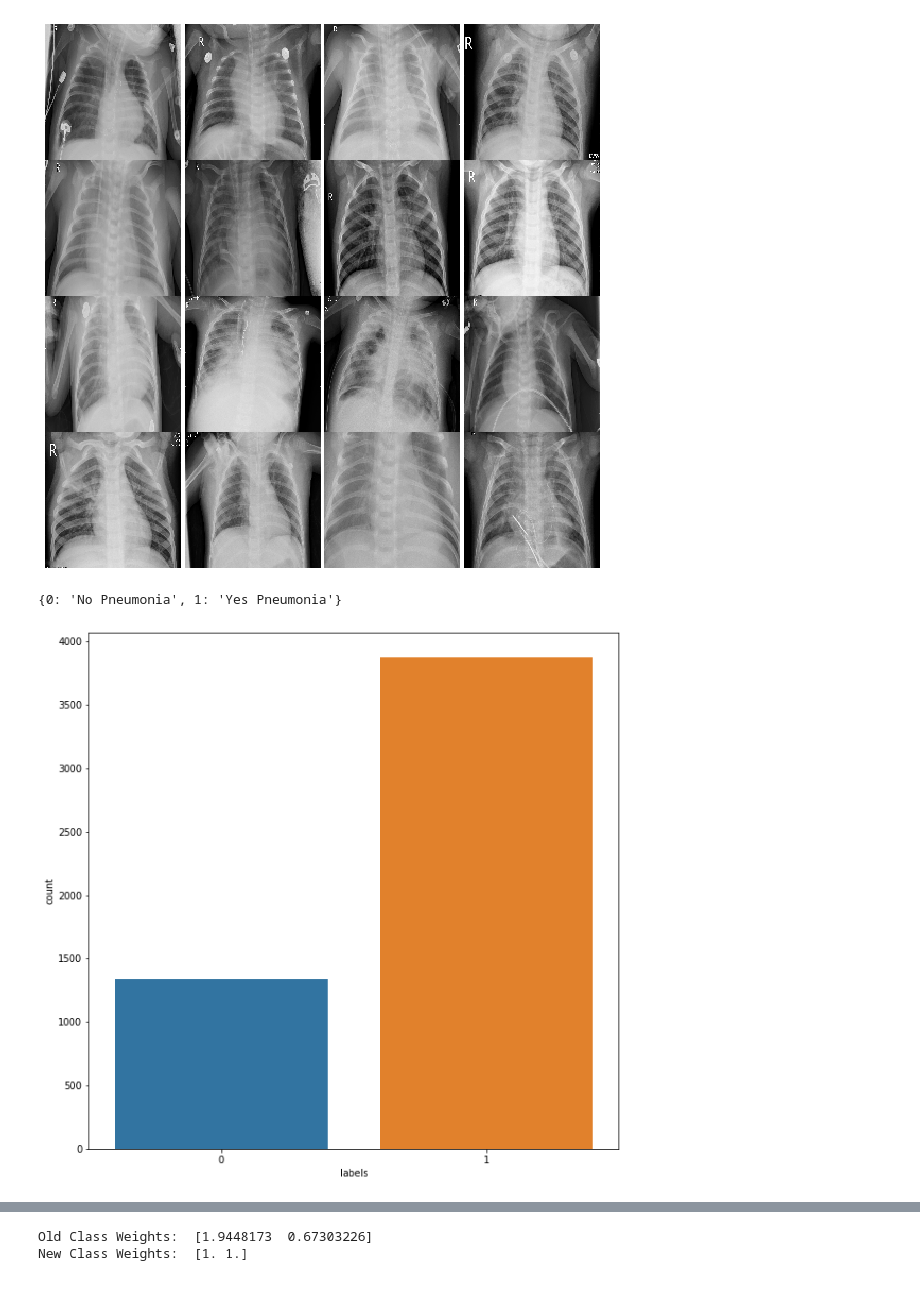
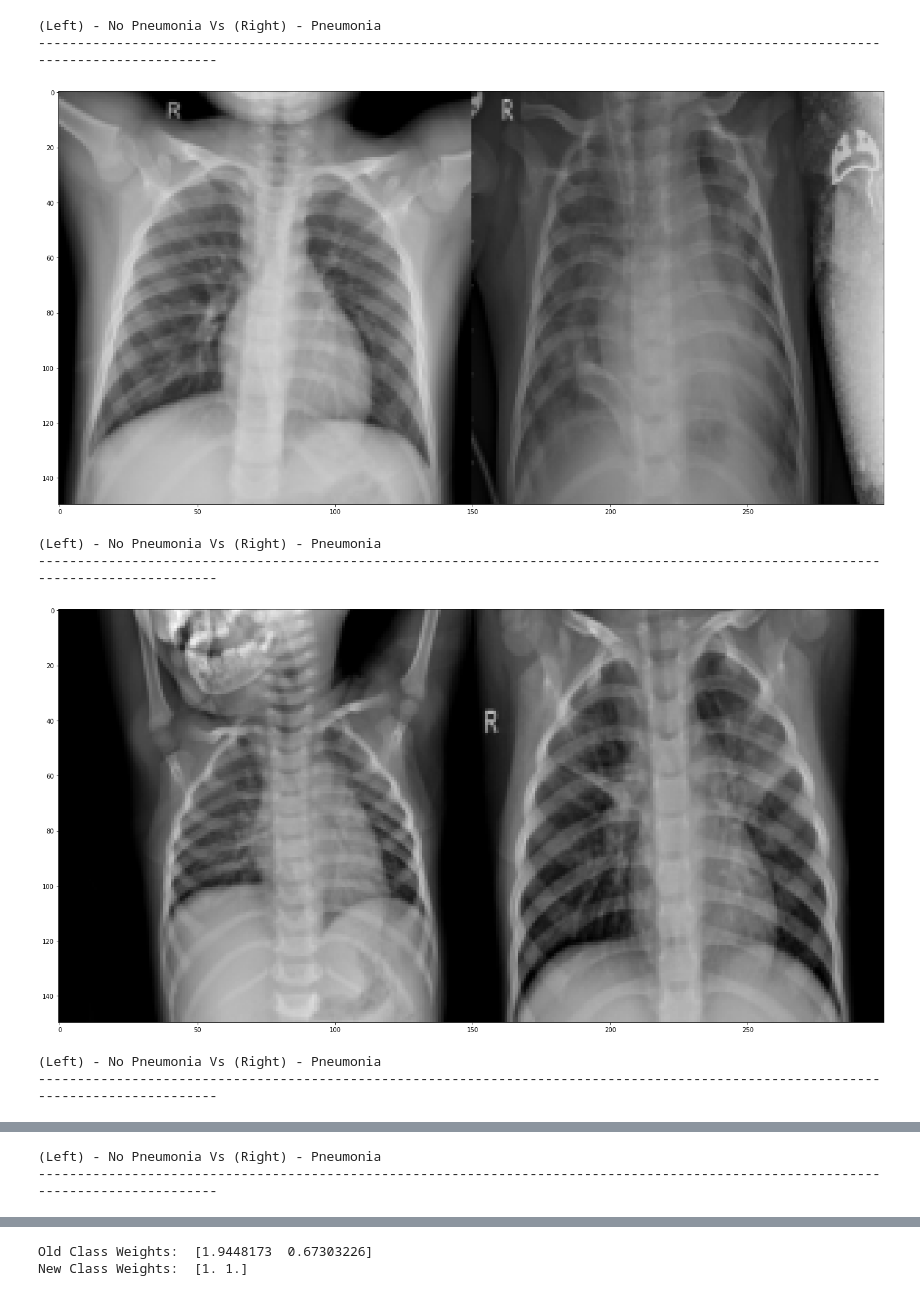
Before and after one commit to borodark/ie7860, a Jupyter notebook: Semester project.ipynb, the cells around one changed output, grey strips where cells are left out. Drawn from its saved outputs; the diff is of its cells as text; code cells hidden in the pictures.

```diff
--- a/Semester project.ipynb
+++ b/Semester project.ipynb
@@ -99,3 +107,6 @@ PNEUMONIA
+# %%
+Pimages = os.listdir(train_dir + "PNEUMONIA")
+Nimages = os.listdir(train_dir + "NORMAL")
 # %%
 def plotHistogram(a):
     """
@@ -136,12 +129,0 @@ plotThreeImages(multipleImages)
-# %%
-print("No Pneumonia")
-multipleImages = glob('data/chest-xray-pneumonia/chest_xray/chest_xray/train/NORMAL/**')
-i_ = 0
-plt.rcParams['figure.figsize'] = (10.0, 10.0)
-plt.subplots_adjust(wspace=0, hspace=0)
-for l in multipleImages[:25]:
-    im = cv2.imread(l)
-    im = cv2.resize(im, (128, 128))
-    plt.subplot(5, 5, i_+1) #.set_title(l)
-    plt.imshow(cv2.cvtColor(im, cv2.COLOR_BGR2RGB)); plt.axis('off')
-    i_ += 1
@@ -151,26 +130,23 @@ No Pneumonia
-# %%
-multipleImages = glob('data/chest_xray/chest_xray/train/PNEUMONIA/**')
-i_ = 0
-plt.rcParams['figure.figsize'] = (10.0, 10.0)
-plt.subplots_adjust(wspace=0, hspace=0)
-for l in multipleImages[:16]:
-    im = cv2.imread(l)
-    im = cv2.resize(im, (128, 128))
-    plt.subplot(4, 4, i_+1) #.set_title(l)
-    plt.imshow(cv2.cvtColor(im, cv2.COLOR_BGR2RGB)); plt.axis('off')
-    i_ += 1
-# %% [output]
-[figure, removed]
-# %%
-map_characters = {0: 'No Pneumonia', 1: 'Yes Pneumonia'}
-dict_characters=map_characters
-import seaborn as sns
-df = pd.DataFrame()
-df["labels"]=y_train
-lab = df['labels']
-dist = lab.value_counts()
-sns.countplot(lab)
-print(dict_characters)
-# %% [output]
-{0: 'No Pneumonia', 1: 'Yes Pneumonia'}
-[figure, removed]
+# %%
+def plotter(i):
+    imagep1 = cv2.imread(train_dir+"PNEUMONIA/"+Pimages[i])
+    imagep1 = skimage.transform.resize(imagep1, (150, 150, 3) , mode = 'reflect')
+    imagen1 = cv2.imread(train_dir+"NORMAL/"+Nimages[i])
+    imagen1 = skimage.transform.resize(imagen1, (150, 150, 3))
+    pair = np.concatenate((imagen1, imagep1), axis=1)
+    print("(Left) - No Pneumonia Vs (Right) - Pneumonia")
+    print("-----------------------------------------------------------------------------------------------------------------------------------")
+    plt.figure(figsize=(24,16))
+    plt.imshow(pair)
+    plt.show()
+for i in range(5,10):
+    plotter(i)
+# %% [output]
+(Left) - No Pneumonia Vs (Right) - Pneumonia
+-----------------------------------------------------------------------------------------------------------------------------------
+[figure, added]
+(Left) - No Pneumonia Vs (Right) - Pneumonia
+-----------------------------------------------------------------------------------------------------------------------------------
+[figure, added]
+(Left) - No Pneumonia Vs (Right) - Pneumonia
+-----------------------------------------------------------------------------------------------------------------------------------
@@ -176,0 +154,2 @@ print(dict_characters)
+(Left) - No Pneumonia Vs (Right) - Pneumonia
+-----------------------------------------------------------------------------------------------------------------------------------
```
Also changed, not shown: parts of 33 cells of this notebook, 6 other files.
